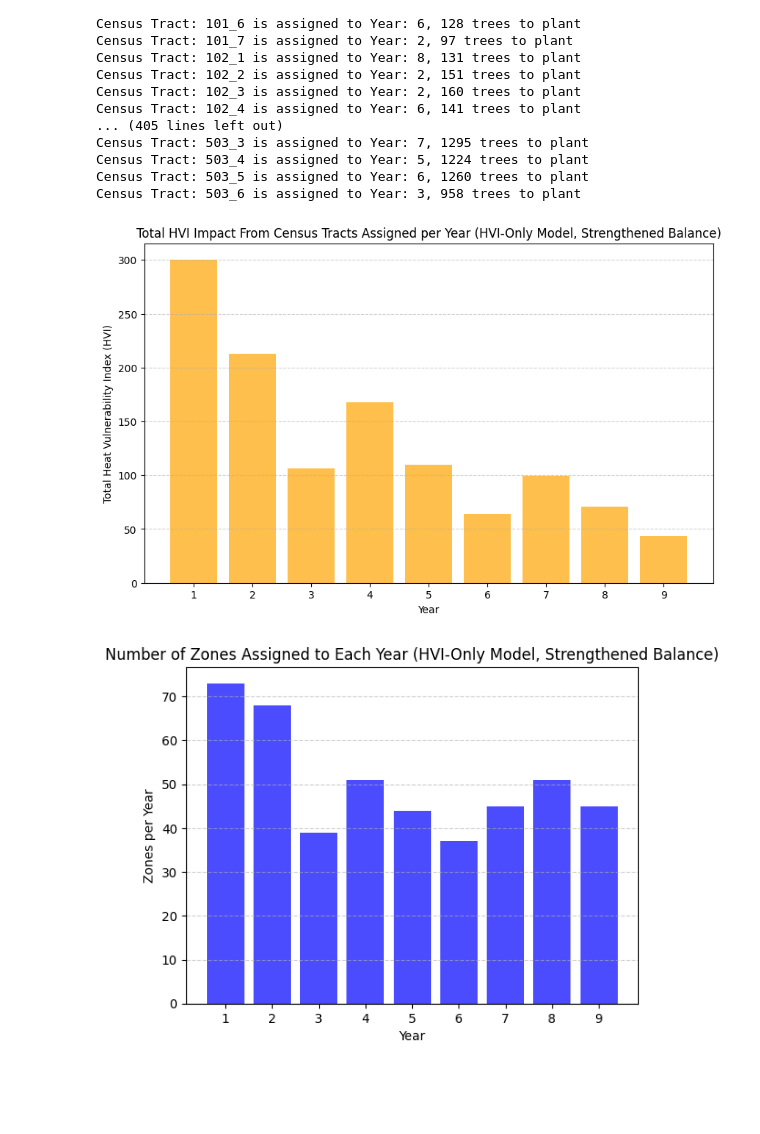
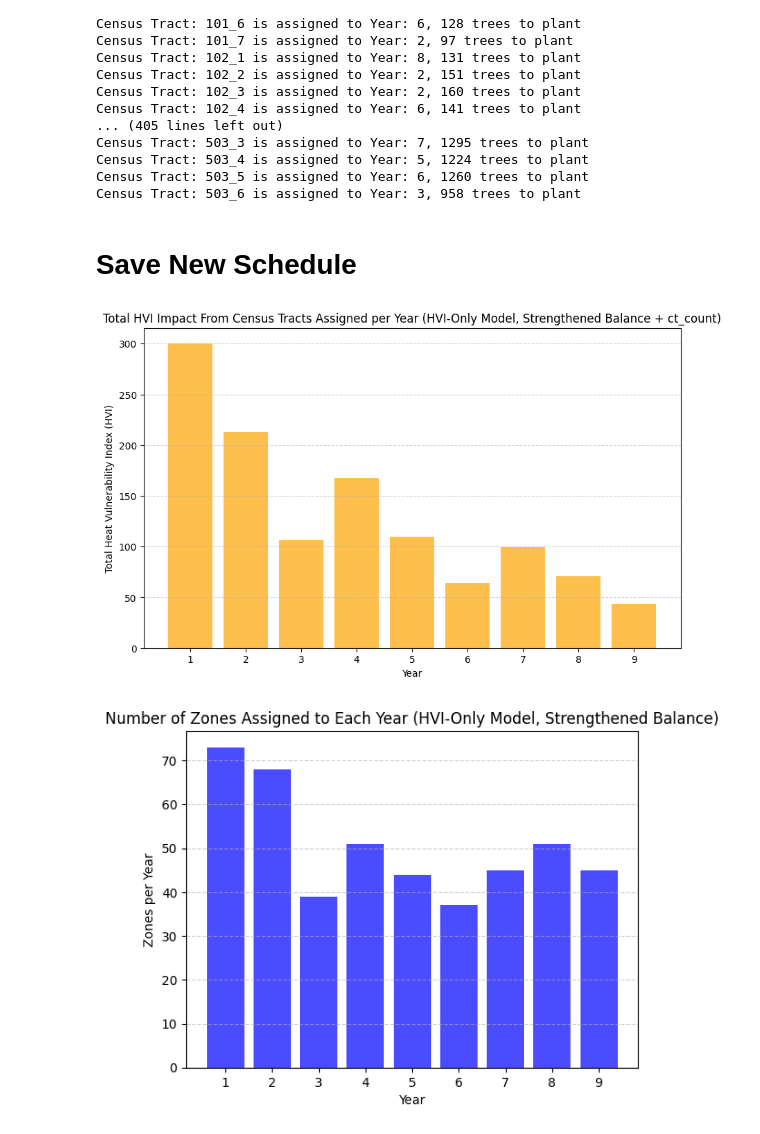
Before and after one commit to kliu9745/NYC-tree-planting, a Jupyter notebook: models/HVI_only_model.ipynb, the cells around one changed output. Saved outputs shown, nothing was run; the diff lists cells and outputs as text; code cells hidden in the pictures; blank space fills up the shorter version.

Commit message:
added save schedule feature

```diff
--- a/models/HVI_only_model.ipynb
+++ b/models/HVI_only_model.ipynb
@@ -309,30 +296,61 @@ Census Tract: 503_3 is assigned to Year: 7, 1295 trees to plant
 Census Tract: 503_4 is assigned to Year: 5, 1224 trees to plant
 Census Tract: 503_5 is assigned to Year: 6, 1260 trees to plant
 Census Tract: 503_6 is assigned to Year: 3, 958 trees to plant
+# %% [markdown]
+# **Save New Schedule**
+# %%
+import pandas as pd
+
+assignments_x = []
+assignments_p = []
+
+for i in I:
+    for j in Y:
+        var_x = x[i, j]
+        var_p = p[i, j]
+
+        if var_x.varValue is not None and var_x.varValue > 0.5:
+            assignments_x.append((i, j+1, var_x.varValue))
+
+        if var_p.varValue is not None and var_p.varValue > 0.5:
+            # (zone, year, trees)
+            assignments_p.append((i, j+1, var_p.varValue))
+
+start_year = 2036
+end_year = 2045
+assign_col = f"{start_year}-{end_year}_Assignment"
+trees_col = f"{start_year}-{end_year}_trees_to_plant"
+
+df_assign = pd.DataFrame(assignments_p, columns=['Zone', assign_col, trees_col])
+
+df_updated = zones.merge(df_assign.set_index('Zone'),
+                         left_index=True, right_index=True, how='left')
+
+df_updated.to_csv(f"Zones_Year_Assignment_{start_year}_{end_year}.csv")
 # %%
 import matplotlib.pyplot as plt
 
 assignments = []
 for i in I:
     for j in Y:
         var = x[i,j]
         if var.varValue is not None and var.varValue > 0.5:
             assignments.append((i, j, hvi_scores[i]))
 
 df_assign = pd.DataFrame(assignments, columns=['Tract', 'Year', 'HVI'])
 
 hvi_per_year = df_assign.groupby('Year')['HVI'].sum().reset_index()
 hvi_per_year['Year_adj'] = hvi_per_year['Year'] + 1
 plt.figure(figsize=(10,6))
 plt.bar(hvi_per_year['Year_adj'], hvi_per_year['HVI'], color='orange', alpha=0.7)
 plt.xlabel('Year')
 plt.ylabel('Total Heat Vulnerability Index (HVI)')
-plt.title('Total HVI Impact From Census Tracts Assigned per Year (HVI-Only Model, Strengthened Balance)')
+plt.title('Total HVI Impact From Census Tracts Assigned per Year (HVI-Only Model, Strengthened Balance + ct_count)')
 plt.xticks(hvi_per_year['Year_adj'])
 plt.grid(axis='y', linestyle='--', alpha=0.6)
 plt.show()
 # %% [output]
-[figure, old version]
+[figure, new version]
 # %%
 plt.bar(hvi_per_year['Year_adj'], zones_per_year, color='blue', alpha=0.7)
 plt.xlabel('Year')
```
Also changed, not shown: parts of 8 cells of this notebook.
